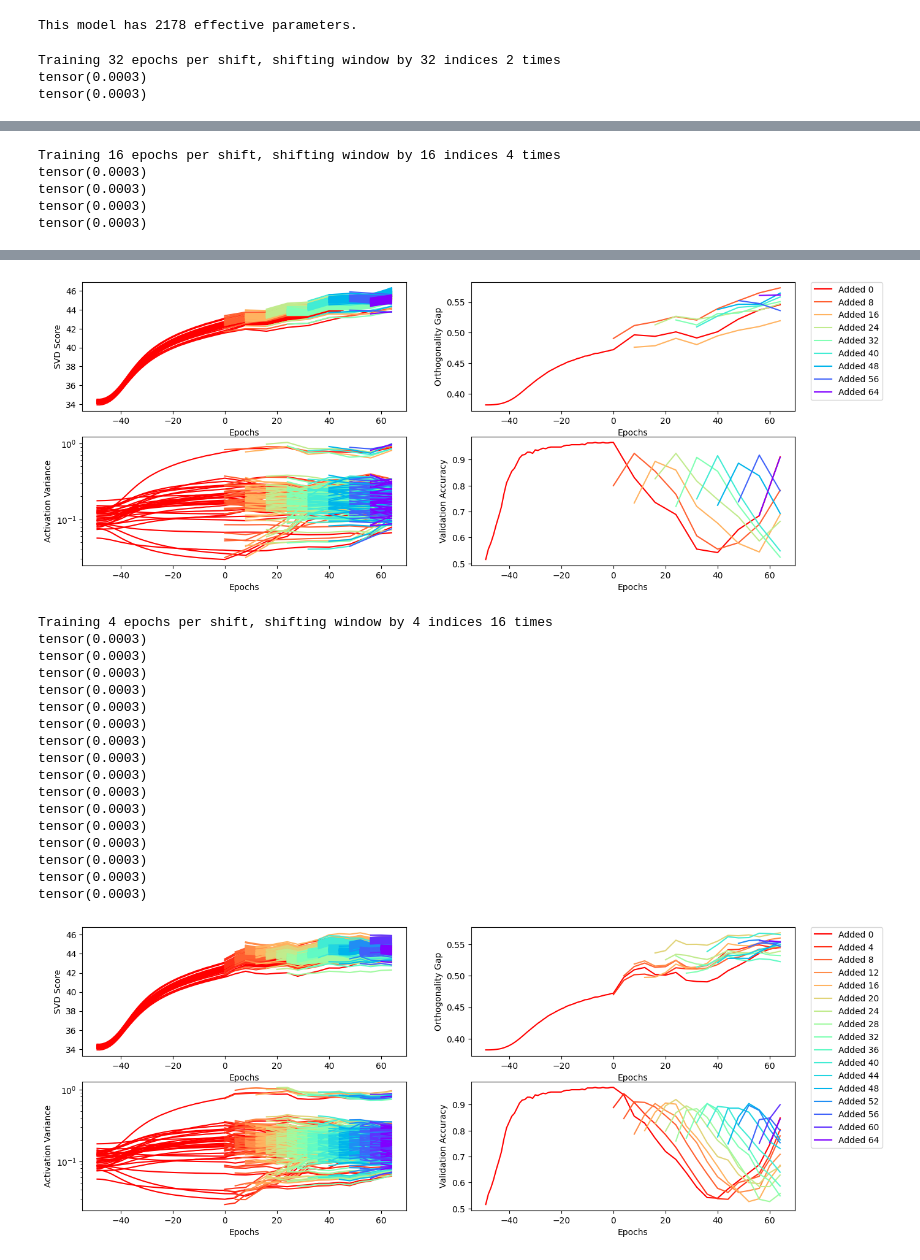
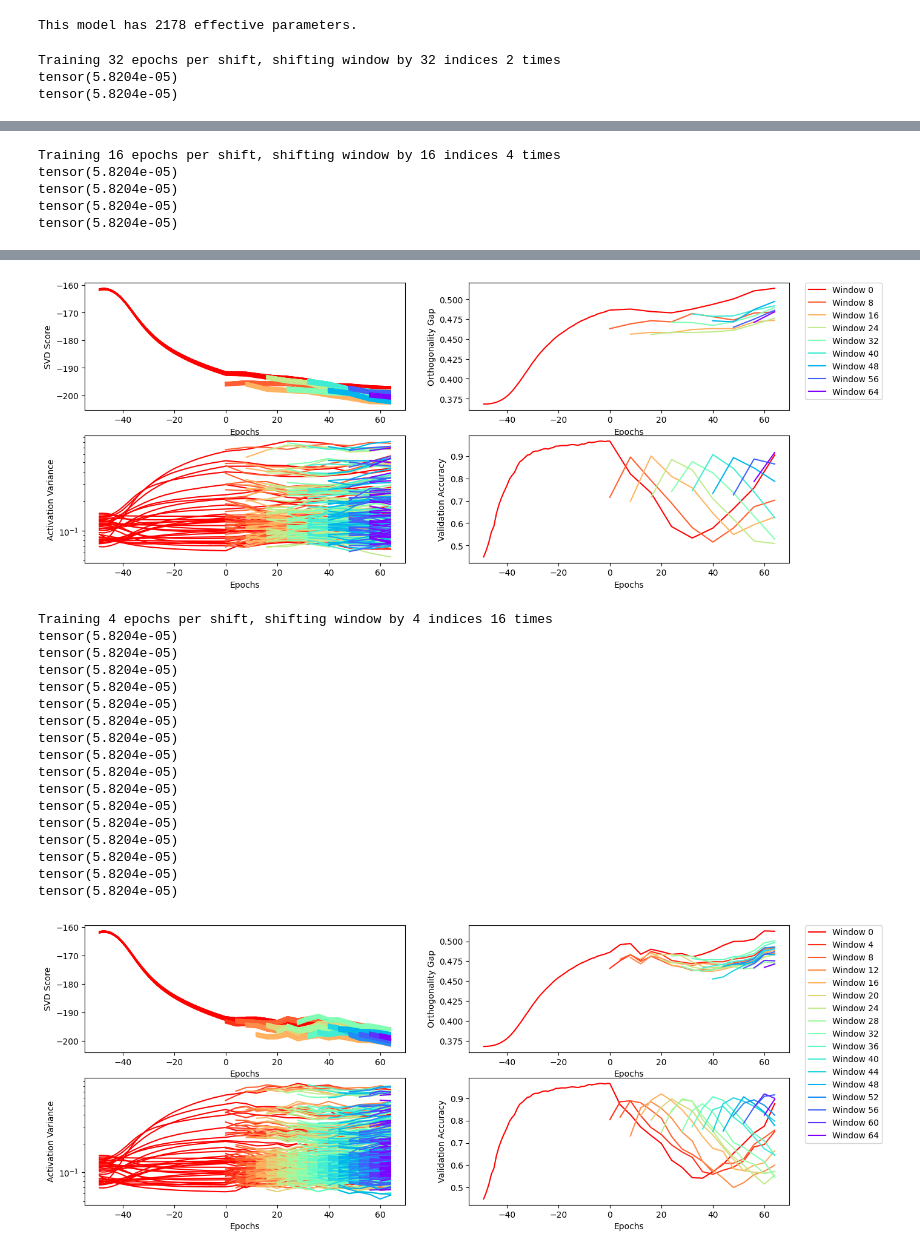
Before and after one commit to k8lion/GrowAndPrune, a Jupyter notebook: src/sandbox.ipynb, the cells around one changed output, grey strips where cells are left out. Drawn from its saved outputs; the diff is of its cells as text; code cells hidden in the pictures.

```diff
--- a/src/sandbox.ipynb
+++ b/src/sandbox.ipynb
@@ -59,10 +43,14 @@ This model has 2178 effective parameters.
 # %%
 pre_losses, pre_accs, pre_acts = train(model, train_loader, optimizer, criterion, epochs=50, val_loader=val_loader, device=device, regression=regression, verbose=False, val_verbose=False, val_acts=True)
 pre_vars = torch.cat([activation_variance(acts).unsqueeze(0) for acts in pre_acts["0"]], dim=0)
-pre_svd_scores = torch.cat([svd_score(acts).unsqueeze(0) for acts in pre_acts["0"]], dim=0)
+pre_svd_scores = torch.cat([svd_score(acts, difference=True).unsqueeze(0) for acts in pre_acts["0"]], dim=0)
 pre_orthog_gap = [orthogonality_gap(acts) for acts in pre_acts["0"]]
 # %%
 cmap = plt.get_cmap('rainbow')
+
+#strat = "Mult"
+#strat = "Add"
+strat = "Window"
 
 for power in range(int(math.log(base_data.input_dim, 2))-2):
     mod = copy.deepcopy(model)
@@ -85,15 +73,18 @@ for power in range(int(math.log(base_data.input_dim, 2))-2):
     print("Training {} epochs per shift, shifting window by {} indices {} times".format(64//int(base_data.input_dim/shift), shift, int(base_data.input_dim/shift)))
     for step in range(int(base_data.input_dim/shift)):
         modded_data = copy.deepcopy(base_data)
-        #modded_data.shift_distribution(multiplier=(-1)**step, recompute_y=False)
-        #modded_data.shift_distribution(adder=((step+1)*shift)/32, recompute_y=False)
-        modded_data.shift_window((step+1)*shift)
+        if strat == "Mult":
+            modded_data.shift_distribution(multiplier=(-1)**step, recompute_y=False)
+        elif strat == "Add":
+            modded_data.shift_distribution(adder=((step+1)*shift)/32, recompute_y=False)
+        elif strat == "Window":
+            modded_data.shift_window((step+1)*shift)
         print(modded_data.X.mean())
         modded_train_loader, modded_val_loader, modded_test_loader = split_dataset(modded_data, val_size = 0.1, test_size = 0.1, batch_size = 128)
         datasets.append(modded_val_loader)
         loss, acc = test(mod, modded_val_loader, criterion, device=device, regression=regression, verbose=False)
         accs.append([acc])
-        svd_scores.append(svd_score(mod.activations["0"]).unsqueeze(0))
+        svd_scores.append(svd_score(mod.activations["0"], difference=True).unsqueeze(0))
         vars.append(activation_variance(mod.activations["0"]).unsqueeze(0))
         orthog_gaps.append([orthogonality_gap(mod.activations["0"])])
         loss_, acc_, acts_ = train(mod, modded_train_loader, mod_optimizer, criterion, epochs=64//int(base_data.input_dim/shift), val_loader=modded_val_loader, device=device, regression=regression, verbose=False, val_verbose=False, val_acts=True)
@@ -101,22 +92,21 @@ for power in range(int(math.log(base_data.input_dim, 2))-2):
         for i, vl in enumerate(datasets):
             loss, acc = test(mod, vl, criterion, device=device, regression=regression, verbose=False)
             accs[i].append(acc)
-            svd_scores[i] = torch.cat((svd_scores[i], svd_score(mod.activations["0"]).unsqueeze(0)), dim=0)
+            svd_scores[i] = torch.cat((svd_scores[i], svd_score(mod.activations["0"], difference=True).unsqueeze(0)), dim=0)
             vars[i] = torch.cat((vars[i], activation_variance(mod.activations["0"]).unsqueeze(0)), dim=0)
             orthog_gaps[i].append(orthogonality_gap(mod.activations["0"]))
 
-    #plot the svd scores
     colors = [cmap(i) for i in np.linspace(1, 0, len(svd_scores))]
     fig, axs = plt.subplots(2,2, figsize=(15,6))
     for i, scores in enumerate(svd_scores):
         for neuron in range(scores.shape[1]):
-            axs[0,0].plot(timestamp[-len(scores[:,neuron]):], scores[:,neuron], color=colors[i], label="Window {}".format(int(i*(64//(len(svd_scores)-1)))) if neuron == 0 else None)
+            axs[0,0].plot(timestamp[-len(scores[:,neuron]):], scores[:,neuron], color=colors[i], label="{} {}".format(strat, int(i*(64//(len(svd_scores)-1)))) if neuron == 0 else None)
     axs[0,0].set_xlabel("Epochs")
     axs[0,0].set_ylabel("SVD Score")
     for i, gaps in enumerate(orthog_gaps):
-        axs[0,1].plot(timestamp[-len(gaps):], gaps, color=colors[i], label="Added {}".format(int(i*(64//(len(svd_scores)-1)))))
-        axs[1,0].plot(timestamp[-len(vars[i]):], vars[i], color=colors[i], label="Added {}".format(int(i*(64//(len(svd_scores)-1)))))
-        axs[1,1].plot(timestamp[-len(accs[i]):], accs[i], color=colors[i], label="Added {}".format(int(i*(64//(len(svd_scores)-1)))))
+        axs[0,1].plot(timestamp[-len(gaps):], gaps, color=colors[i], label="{} {}".format(strat, int(i*(64//(len(svd_scores)-1)))))
+        axs[1,0].plot(timestamp[-len(vars[i]):], vars[i], color=colors[i], label="{} {}".format(strat, int(i*(64//(len(svd_scores)-1)))))
+        axs[1,1].plot(timestamp[-len(accs[i]):], accs[i], color=colors[i], label="{} {}".format(strat, int(i*(64//(len(svd_scores)-1)))))
     axs[0,1].set_xlabel("Epochs")
     axs[0,1].set_ylabel("Orthogonality Gap")
     axs[1,0].set_xlabel("Epochs")
@@ -127,9 +117,7 @@ for power in range(int(math.log(base_data.input_dim, 2))-2):
     axs[1,1].set_ylabel("Validation Accuracy")
     axs[0,1].legend(bbox_to_anchor=(1.05, 1), loc='upper left', borderaxespad=0.)
     plt.show()
-
-    #print(datasets[0].dataset.y == datasets[-1].dataset.y)
 # %% [output]
 Training 32 epochs per shift, shifting window by 32 indices 2 times
-tensor(0.0003)
-tensor(0.0003)
+tensor(5.8204e-05)
+tensor(5.8204e-05)
@@ -137,5 +125,5 @@ tensor(0.0003)
 Training 16 epochs per shift, shifting window by 16 indices 4 times
-tensor(0.0003)
-tensor(0.0003)
-tensor(0.0003)
-tensor(0.0003)
+tensor(5.8204e-05)
+tensor(5.8204e-05)
+tensor(5.8204e-05)
+tensor(5.8204e-05)
@@ -152,19 +140,19 @@ tensor(0.0003)
-[figure, old version]
+[figure, new version]
 Training 4 epochs per shift, shifting window by 4 indices 16 times
-tensor(0.0003)
-tensor(0.0003)
-tensor(0.0003)
-tensor(0.0003)
-tensor(0.0003)
-tensor(0.0003)
-tensor(0.0003)
-tensor(0.0003)
-tensor(0.0003)
-tensor(0.0003)
-tensor(0.0003)
-tensor(0.0003)
-tensor(0.0003)
-tensor(0.0003)
-tensor(0.0003)
-tensor(0.0003)
+tensor(5.8204e-05)
+tensor(5.8204e-05)
+tensor(5.8204e-05)
+tensor(5.8204e-05)
+tensor(5.8204e-05)
+tensor(5.8204e-05)
+tensor(5.8204e-05)
+tensor(5.8204e-05)
+tensor(5.8204e-05)
+tensor(5.8204e-05)
+tensor(5.8204e-05)
+tensor(5.8204e-05)
+tensor(5.8204e-05)
+tensor(5.8204e-05)
+tensor(5.8204e-05)
+tensor(5.8204e-05)
-[figure, old version]
+[figure, new version]
```
Also changed, not shown: parts of 10 cells of this notebook.
